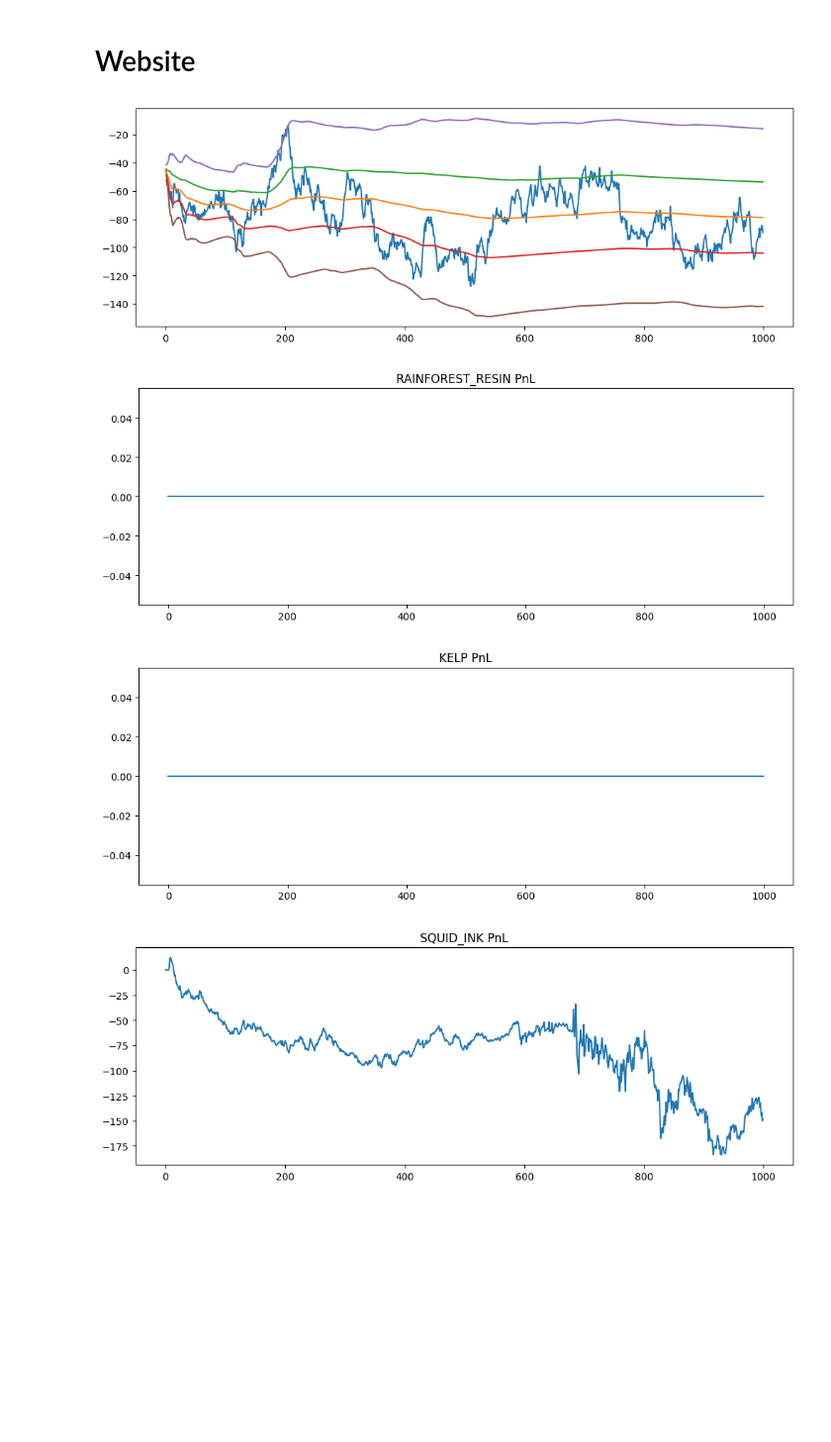
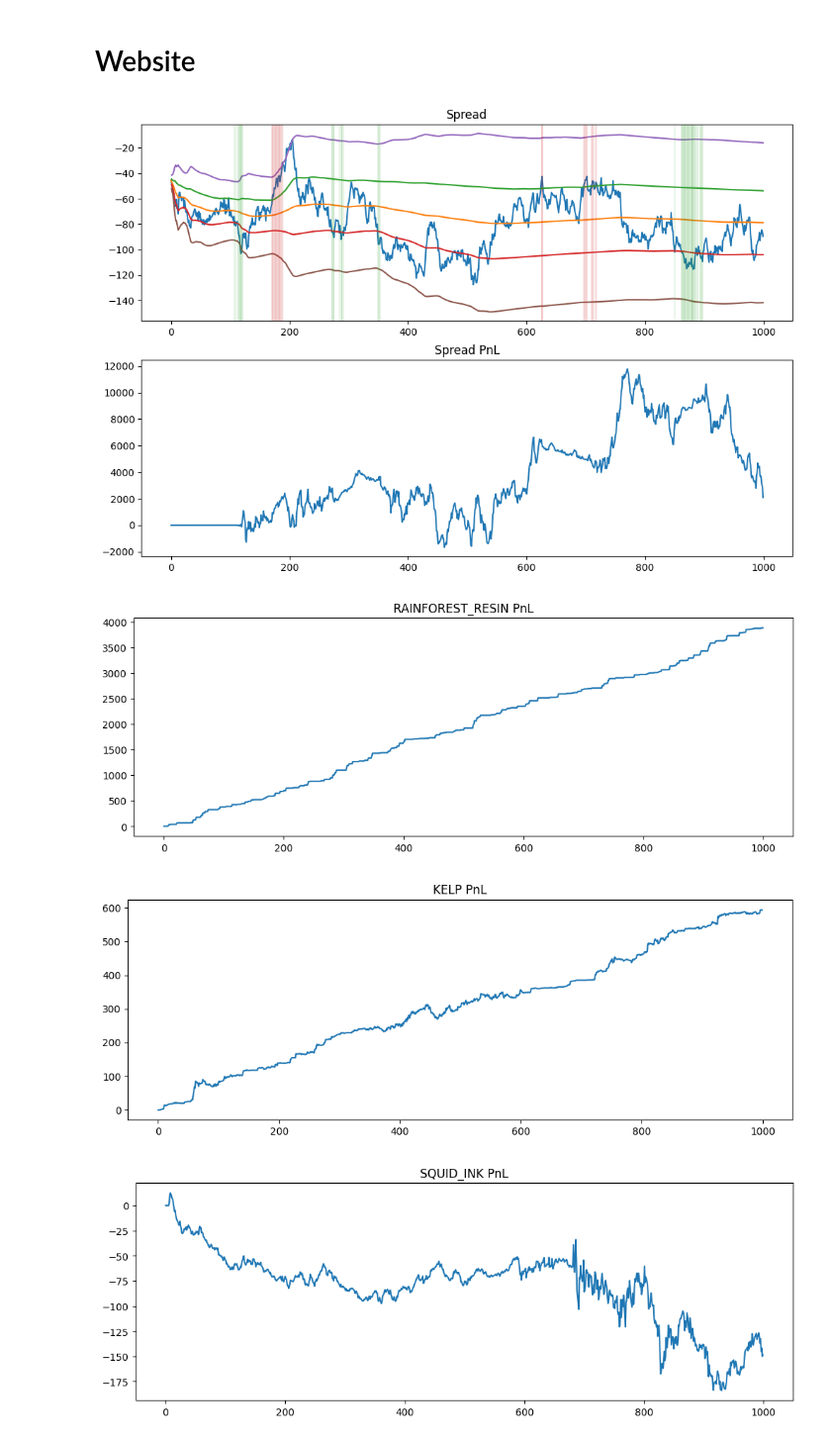
Before and after one commit to aemilani/imc-prosperity-3, a Jupyter notebook: notebooks/logs_round_2.ipynb, the cells around one changed output. Shown at 99% size. Drawn from its saved outputs; the diff is of its cells as text; code cells hidden in the pictures; blank space fills up the shorter version.

Commit message:
Round 2 code finalized

```diff
--- a/notebooks/logs_round_2.ipynb
+++ b/notebooks/logs_round_2.ipynb
@@ -63,45 +63,54 @@ plt.show()
 # %% [markdown]
 # Website
 # %%
-sandbox, activities, trades = read_log('../data/logs/round_2/58959272-c3a8-40ff-be09-678c3d640985.log')
+sandbox, activities, trades = read_log('../data/logs/round_2/9547fd05-1a01-43b1-b6cc-b4dd5c557d2c.log')
 # %%
 buys = (trades[trades['symbol'] == 'PICNIC_BASKET1'][trades['buyer'] == 'SUBMISSION']['timestamp'] // 100).to_numpy()
 sells = (trades[trades['symbol'] == 'PICNIC_BASKET1'][trades['seller'] == 'SUBMISSION']['timestamp'] // 100).to_numpy()
 # %%
 spr = pd.Series(activities[activities['product'] == 'PICNIC_BASKET1']['mid_price'].to_numpy() -
         activities[activities['product'] == 'PICNIC_BASKET2']['mid_price'].to_numpy() -
         2 * activities[activities['product'] == 'CROISSANTS']['mid_price'].to_numpy() -
         activities[activities['product'] == 'JAMS']['mid_price'].to_numpy() -
         activities[activities['product'] == 'DJEMBES']['mid_price'].to_numpy())
 
-plt.figure(figsize=(12, 4))
-plt.plot(spr)
-plt.plot(spr.expanding().mean())
-plt.plot(spr.expanding().mean() + 1.2 * spr.expanding().std())
-plt.plot(spr.expanding().mean() - 1.2 * spr.expanding().std())
-plt.plot(spr.expanding().mean() + 3 * spr.expanding().std())
-plt.plot(spr.expanding().mean() - 3 * spr.expanding().std())
+spr_pnl = pd.Series(activities[activities['product'] == 'PICNIC_BASKET1']['profit_and_loss'].to_numpy() -
+        activities[activities['product'] == 'PICNIC_BASKET2']['profit_and_loss'].to_numpy() -
+        2 * activities[activities['product'] == 'CROISSANTS']['profit_and_loss'].to_numpy() -
+        activities[activities['product'] == 'JAMS']['profit_and_loss'].to_numpy() -
+        activities[activities['product'] == 'DJEMBES']['profit_and_loss'].to_numpy())
+
+fig, ax = plt.subplots(2, 1, figsize=(12, 8))
+ax[0].plot(spr)
+ax[0].plot(spr.expanding().mean())
+ax[0].plot(spr.expanding().mean() + 1.2 * spr.expanding().std())
+ax[0].plot(spr.expanding().mean() - 1.2 * spr.expanding().std())
+ax[0].plot(spr.expanding().mean() + 3 * spr.expanding().std())
+ax[0].plot(spr.expanding().mean() - 3 * spr.expanding().std())
 for b in buys:
-    plt.axvline(b, c='tab:green', alpha=0.1)
+    ax[0].axvline(b, c='tab:green', alpha=0.1)
 for s in sells:
-    plt.axvline(s, c='tab:red', alpha=0.1)
+    ax[0].axvline(s, c='tab:red', alpha=0.1)
+ax[1].plot(spr_pnl)
+ax[0].set_title('Spread')
+ax[1].set_title('Spread PnL')
 plt.show()
 # %% [output]
-[figure, old version]
+[figure, new version]
 # %%
 plt.figure(figsize=(12, 4))
 plt.plot(activities[activities['product'] == 'RAINFOREST_RESIN']['profit_and_loss'].to_numpy())
 plt.title('RAINFOREST_RESIN PnL')
 plt.show()
 # %% [output]
-[figure, old version]
+[figure, new version]
 # %%
 plt.figure(figsize=(12, 4))
 plt.plot(activities[activities['product'] == 'KELP']['profit_and_loss'].to_numpy())
 plt.title('KELP PnL')
 plt.show()
 # %% [output]
-[figure, old version]
+[figure, new version]
 # %%
 plt.figure(figsize=(12, 4))
 plt.plot(activities[activities['product'] == 'SQUID_INK']['profit_and_loss'].to_numpy())
```
Also changed, not shown: parts of 2 cells of this notebook, 13 other files.
